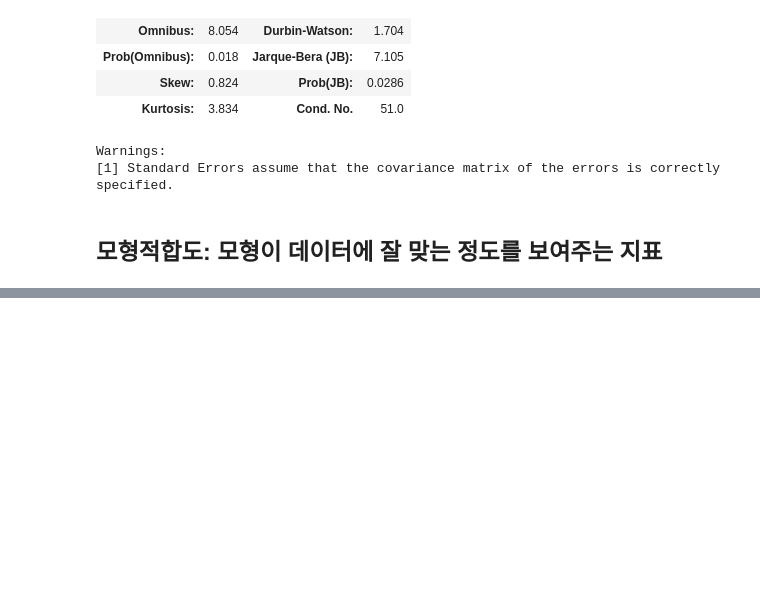
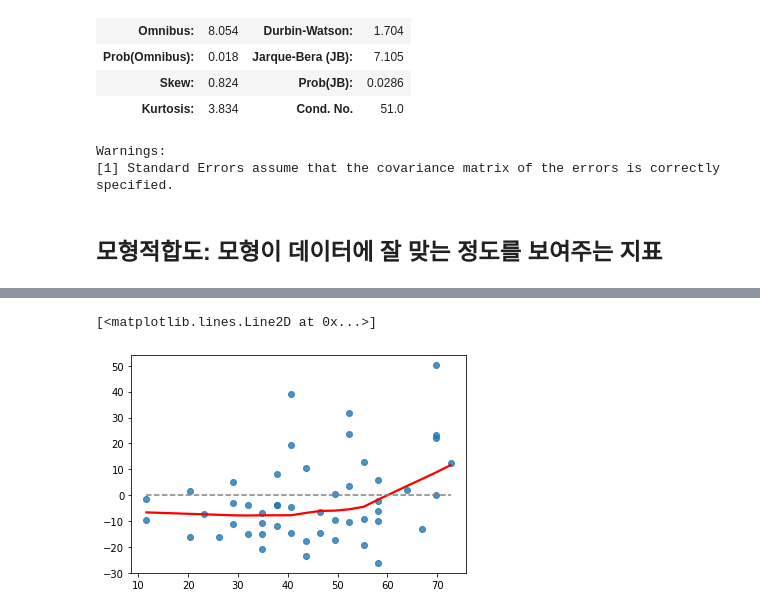
Before and after one commit to silent10z/basic-static, a Jupyter notebook: regression.ipynb, the cells around one changed output, grey strips where cells are left out. Cells and saved outputs as stored; diff of their text form; code cells hidden in the pictures; blank space fills up the shorter version.

```diff
--- a/Untitled.ipynb
+++ b/regression.ipynb
@@ -134,0 +311,11 @@ R-squared : 0.656
+# %%
+import pandas as pd
+from statsmodels.formula.api import ols
+
+df = pd.read_csv('./data/cars.csv')
+res = ols('dist ~ 0 +speed', df).fit()
+# %%
+import matplotlib.pyplot as plt
+import seaborn as sns
+fitted = res.predict(df)
+residual = df['dist'] - fitted
@@ -134,0 +342,6 @@ R-squared : 0.656
+# %%
+sns.regplot(fitted, residual, lowess=True, line_kws={'color': 'red'})
+plt.plot([fitted.min(), fitted.max()], [0, 0], '--', color='grey')
+# %% [output]
+[<matplotlib.lines.Line2D at 0x...>]
+[figure, added]
```
Also changed, not shown: parts of 27 cells of this notebook, 2 other files.
